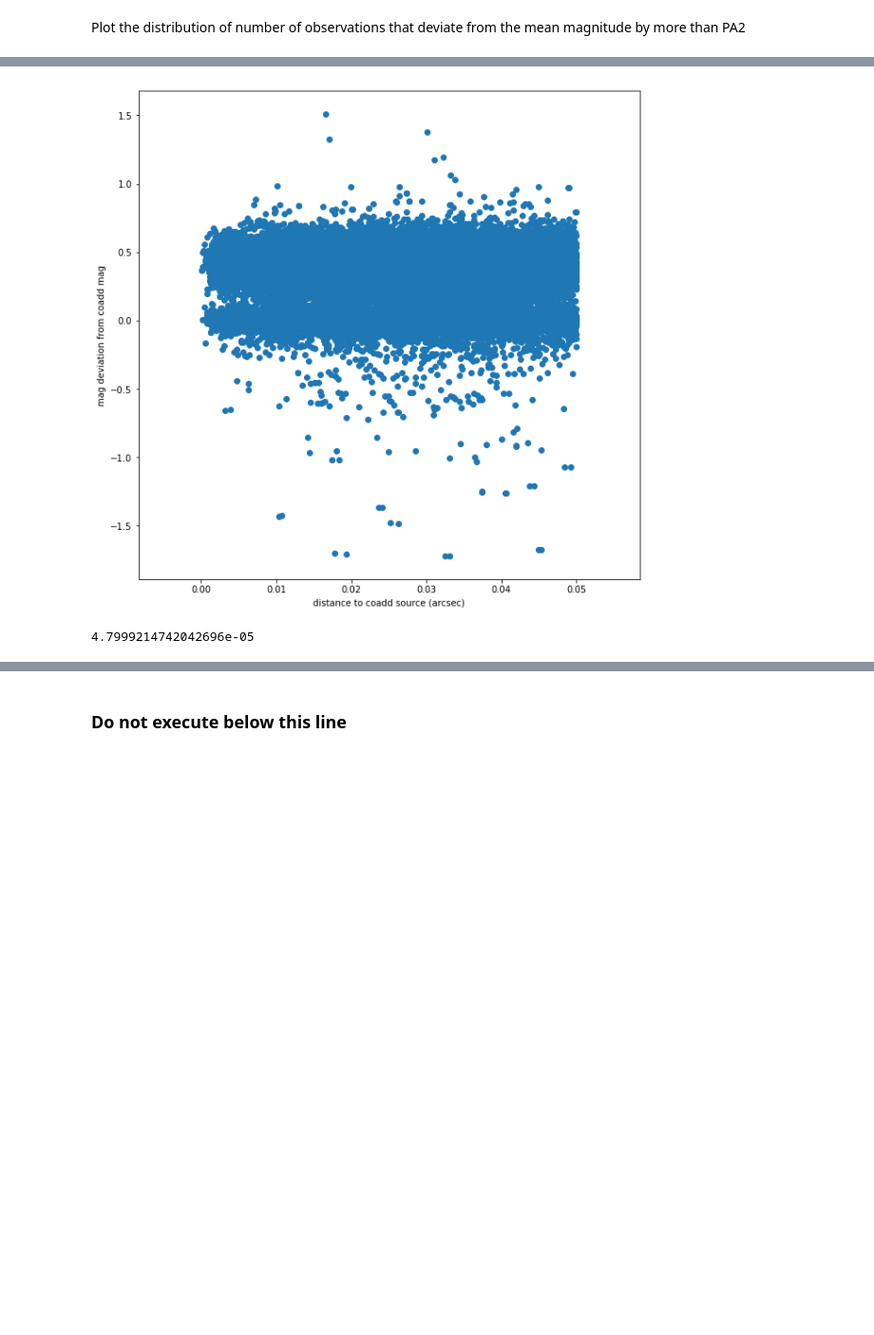
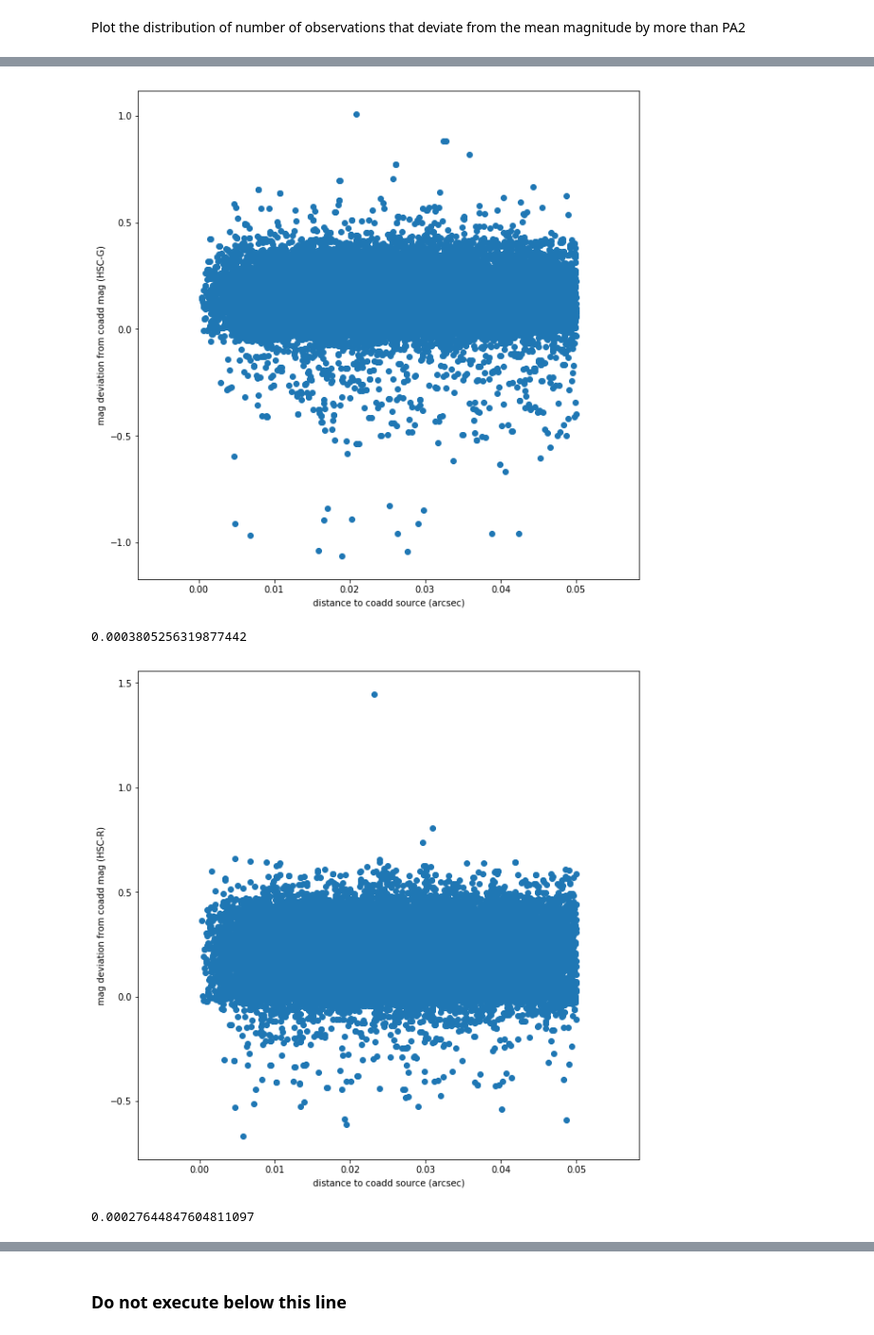
Before and after one commit to lsst-com/requirements_notebooks, a Jupyter notebook: TestCases/LVV-T389.ipynb, the cells around one changed output, grey strips where cells are left out. Shown: that part at 95% size. Drawn from its saved outputs; the diff is of its cells as text; code cells hidden in the pictures; blank space fills up the shorter version.

Commit message:
first associate to all coadd sources; then down-select to stars

```diff
--- a/TestCases/LVV-T389.ipynb
+++ b/TestCases/LVV-T389.ipynb
@@ -300,0 +325,11 @@ Associate single image sources with coadd forced sources
+# %%
+raw_fit_dist, raw_fit_dex = coadd_full_tree.query(single_spatial_data, k=2)
+# %%
+raw_fit_d_trans = raw_fit_dist.transpose()
+raw_fit_d_ratio = raw_fit_d_trans[0]/raw_fit_d_trans[1]
+raw_fit_d_arcsec= raw_fit_d_trans[0]/np.radians(1/3600)
+raw_fit_is_star = coadd_full_stars[raw_fit_dex.transpose()[0]]
+
+assoc_to_stars = np.where(np.logical_and(raw_fit_d_ratio<0.1,
+                          np.logical_and(raw_fit_d_arcsec<0.05,
+                                         raw_fit_is_star)))
@@ -300,0 +338,5 @@ Associate single image sources with coadd forced sources
+# %%
+single_ra = single_ra[assoc_to_stars]
+single_dec = single_dec[assoc_to_stars]
+single_mag = single_mag[assoc_to_stars]
+single_filter = single_filter[assoc_to_stars]
@@ -301,6 +345,7 @@ Associate single image sources with coadd forced sources
 # %%
 single_ra_normalized = single_ra*np.cos(single_dec)
-single_spatial_data = np.array([single_ra_normalized, single_dec]).transpose()
+#single_spatial_data = np.array([single_ra_normalized, single_dec]).transpose()
+single_spatial_data = np.array([single_ra, single_dec]).transpose()
 # %%
 %%time
 fit_dist, fit_dex = coadd_spatial_tree.query(single_spatial_data, k=2)
@@ -442,12 +489,14 @@ for bp in [b'HSC-G', b'HSC-R', b'HSC-I', b'HSC-Z', b'HSC-Y']:
 # %%
-bp = b'HSC-I'
-plt.figure(figsize=(10,10))
-#plt.hist(deviation_from_coadd_mag[b'HSC-G'], bins=100)
-plt.scatter(fit_dist_arr[bp], deviation_from_coadd_mag[bp])
-plt.xlabel('distance to coadd source (arcsec)')
-plt.ylabel('mag deviation from coadd mag')
-plt.show()
-print(fit_dist_arr[bp].min())
+for bp in [b'HSC-G', b'HSC-R', b'HSC-I']:
+    plt.figure(figsize=(10,10))
+    #plt.hist(deviation_from_coadd_mag[b'HSC-G'], bins=100)
+    plt.scatter(fit_dist_arr[bp], deviation_from_coadd_mag[bp])
+    plt.xlabel('distance to coadd source (arcsec)')
+    plt.ylabel('mag deviation from coadd mag (%s)' % bp.decode())
+    plt.show()
+    print(fit_dist_arr[bp].min())
 # %% [output]
-[figure, old version]
+[figure, new version]
-4.7999214742042696e-05
+0.0003805256319877442
+[figure, added]
+0.00027644847604811097
```
Also changed, not shown: parts of 17 cells of this notebook.
